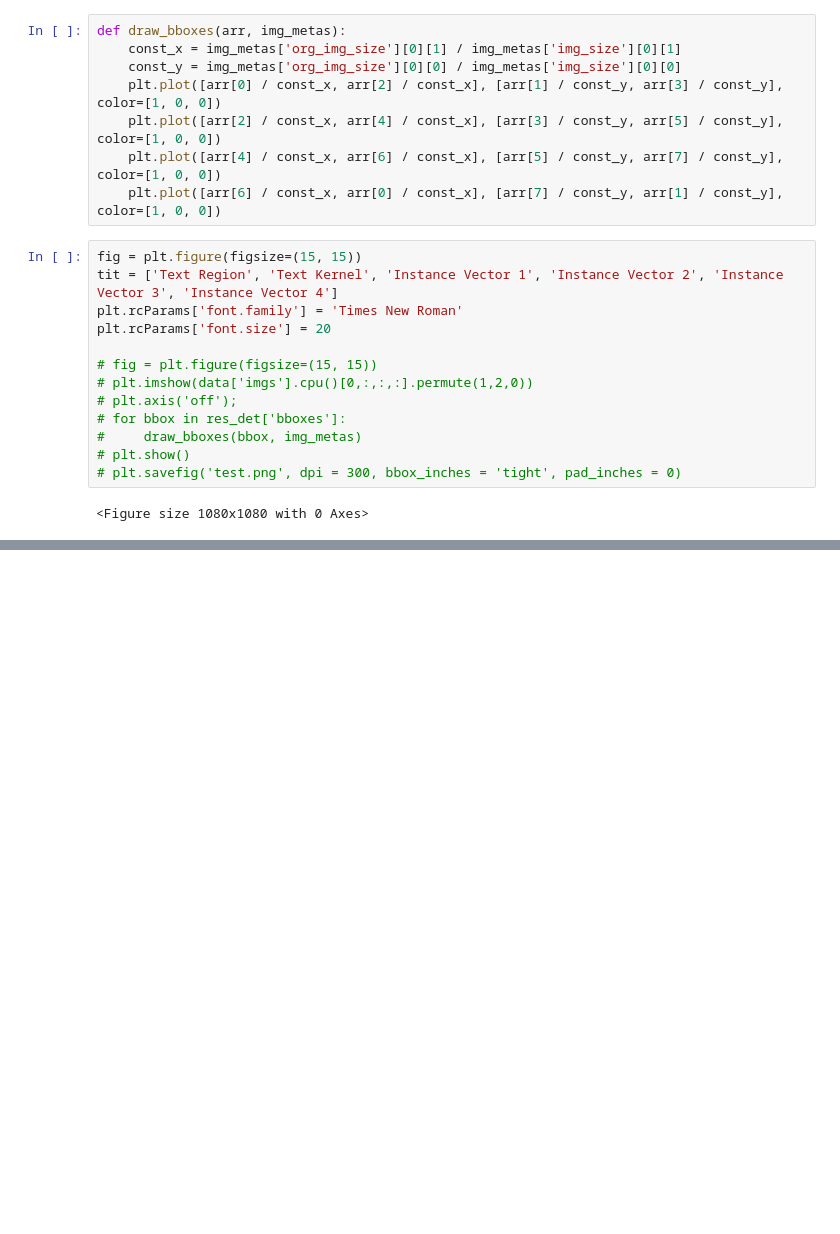
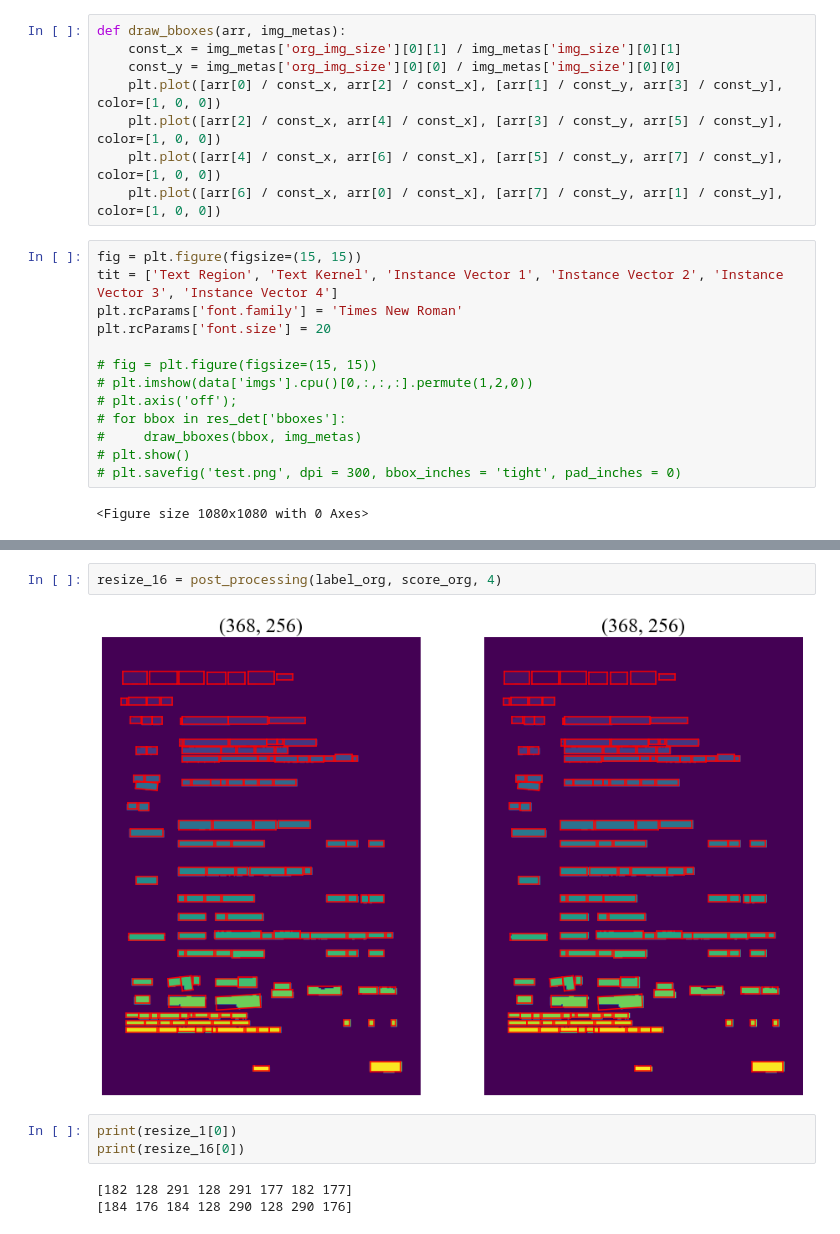
Before and after one commit to Zerohertz/pan_pp.pytorch, a Jupyter notebook: Feature_Extraction.ipynb, the cells around one changed output, grey strips where cells are left out. Drawn from its saved outputs; the diff is of its cells as text; blank space fills up the shorter version.

```diff
--- a/Feature_Extraction.ipynb
+++ b/Feature_Extraction.ipynb
@@ -216,0 +293,10 @@ res_det['emb'].shape # = emb
+# %%
+resize_16 = post_processing(label_org, score_org, 4)
+# %% [output]
+[figure, added]
+# %%
+print(resize_1[0])
+print(resize_16[0])
+# %% [output]
+[182 128 291 128 291 177 182 177]
+[184 176 184 128 290 128 290 176]
```
Also changed, not shown: parts of 18 cells of this notebook.
